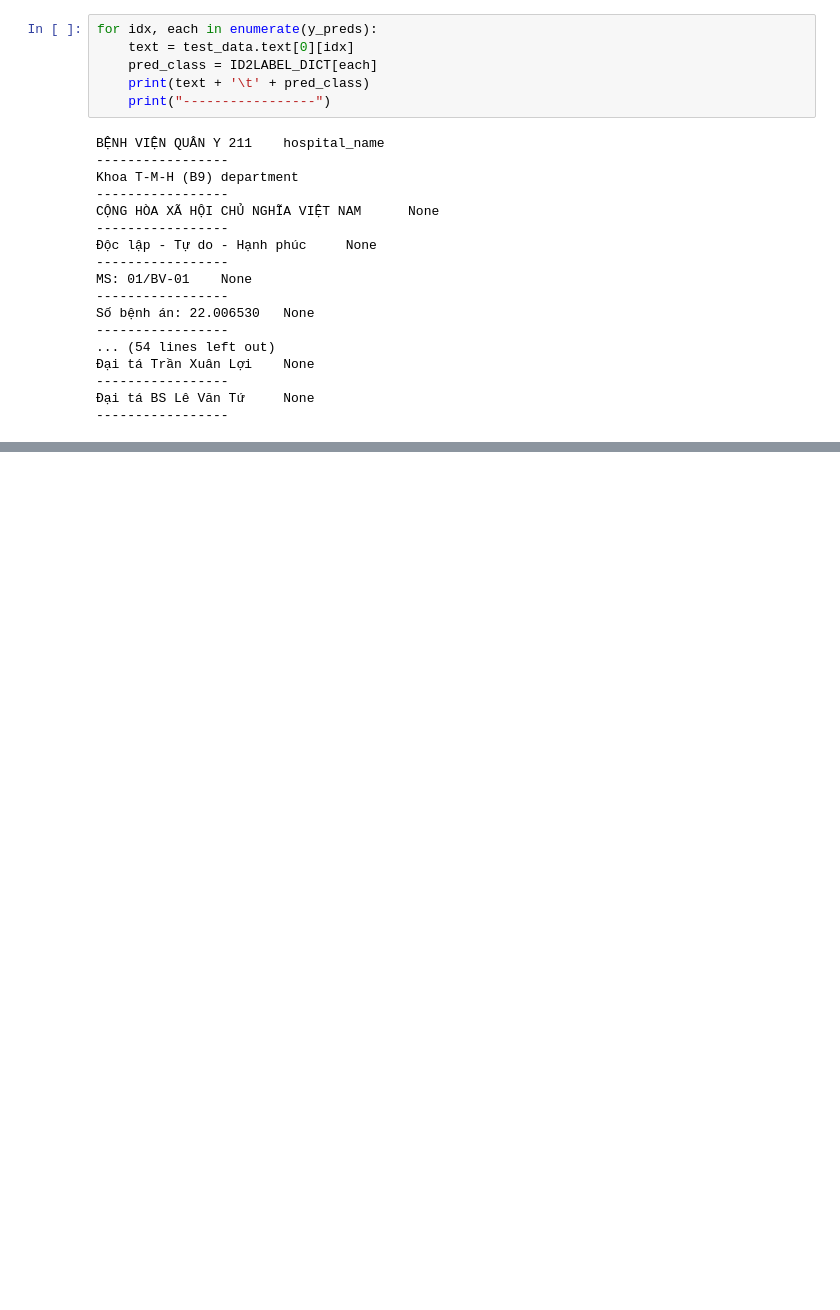
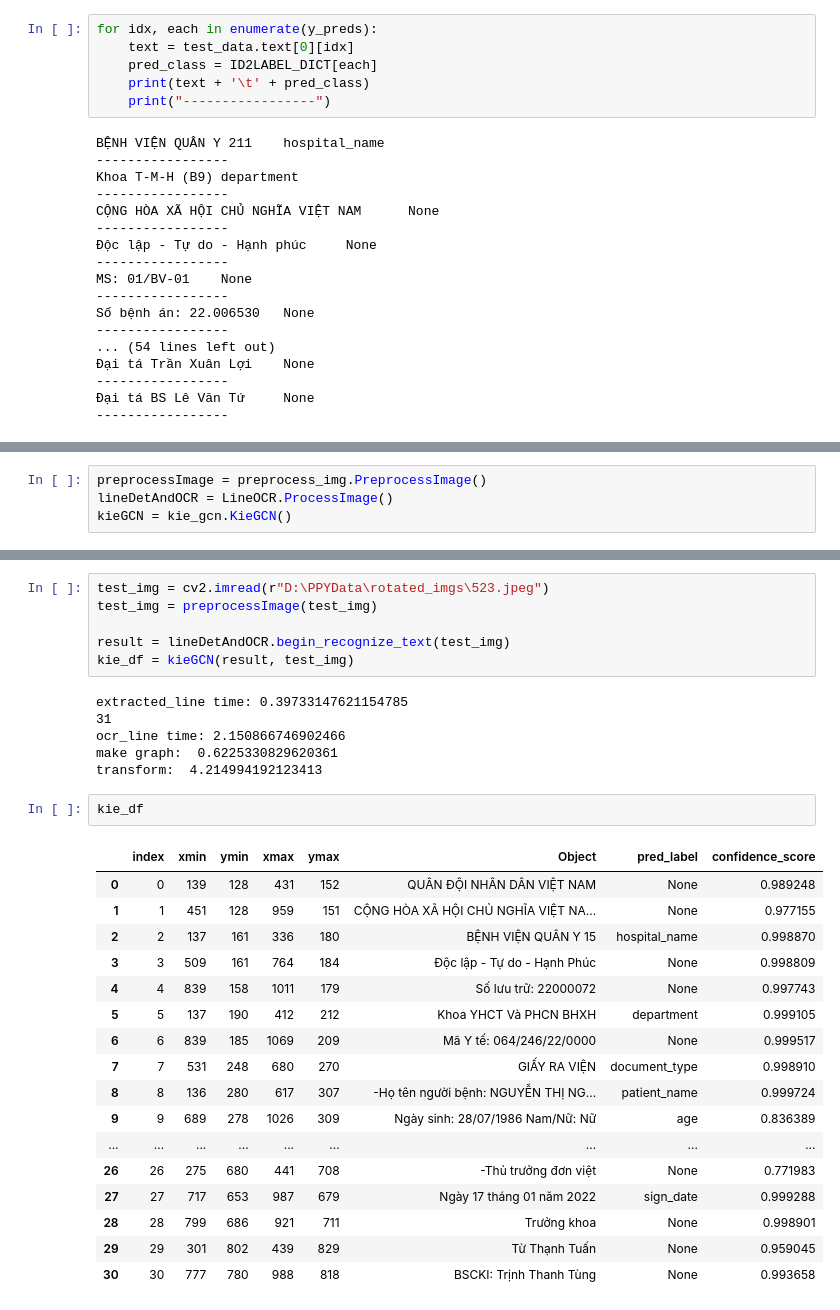
Before and after one commit to luonghuuthanhnam/ppy_paddle, a Jupyter notebook: test.ipynb, the cells around one changed output, grey strips where cells are left out. Drawn from its saved outputs; the diff is of its cells as text; blank space fills up the shorter version.

```diff
--- a/test.ipynb
+++ b/test.ipynb
@@ -300,0 +314,4 @@ Số bệnh án: 22.006530   None
+# %%
+preprocessImage = preprocess_img.PreprocessImage()
+lineDetAndOCR = LineOCR.ProcessImage()
+kieGCN = kie_gcn.KieGCN()
@@ -300,0 +323,32 @@ Số bệnh án: 22.006530   None
+# %%
+test_img = cv2.imread(r"D:\PPYData\rotated_imgs\523.jpeg")
+test_img = preprocessImage(test_img)
+
+result = lineDetAndOCR.begin_recognize_text(test_img)
+kie_df = kieGCN(result, test_img)
+# %% [output]
+extracted_line time: 0.39733147621154785
+31
+ocr_line time: 2.150866746902466
+make graph:  0.6225330829620361
+transform:  4.214994192123413
+# %%
+kie_df
+# %% [output]
+|  | index | xmin | ymin | xmax | ymax | Object | pred_label | confidence_score |
+| 0 | 0 | 139 | 128 | 431 | 152 | QUÂN ĐỘI NHÂN DÂN VIỆT NAM | None | 0.989248 |
+| 1 | 1 | 451 | 128 | 959 | 151 | CỘNG HÒA XÃ HỘI CHỦ NGHĨA VIỆT NA... | None | 0.977155 |
+| 2 | 2 | 137 | 161 | 336 | 180 | BỆNH VIỆN QUÂN Y 15 | hospital_name | 0.998870 |
+| 3 | 3 | 509 | 161 | 764 | 184 | Độc lập - Tự do - Hạnh Phúc | None | 0.998809 |
+| 4 | 4 | 839 | 158 | 1011 | 179 | Số lưu trữ: 22000072 | None | 0.997743 |
+| 5 | 5 | 137 | 190 | 412 | 212 | Khoa YHCT Và PHCN BHXH | department | 0.999105 |
+| 6 | 6 | 839 | 185 | 1069 | 209 | Mã Y tế: 064/246/22/0000 | None | 0.999517 |
+| 7 | 7 | 531 | 248 | 680 | 270 | GIẤY RA VIỆN | document_type | 0.998910 |
+| 8 | 8 | 136 | 280 | 617 | 307 | -Họ tên người bệnh: NGUYỄN THỊ NG... | patient_name | 0.999724 |
+| 9 | 9 | 689 | 278 | 1026 | 309 | Ngày sinh: 28/07/1986 Nam/Nữ: Nữ | age | 0.836389 |
+| ... | ... | ... | ... | ... | ... | ... | ... | ... |
+| 26 | 26 | 275 | 680 | 441 | 708 | -Thủ trưởng đơn việt | None | 0.771983 |
+| 27 | 27 | 717 | 653 | 987 | 679 | Ngày 17 tháng 01 năm 2022 | sign_date | 0.999288 |
+| 28 | 28 | 799 | 686 | 921 | 711 | Trưởng khoa | None | 0.998901 |
+| 29 | 29 | 301 | 802 | 439 | 829 | Từ Thạnh Tuấn | None | 0.959045 |
+| 30 | 30 | 777 | 780 | 988 | 818 | BSCKI: Trịnh Thanh Tùng | None | 0.993658 |
```
Also changed, not shown: parts of 5 cells of this notebook, 6 other files.
